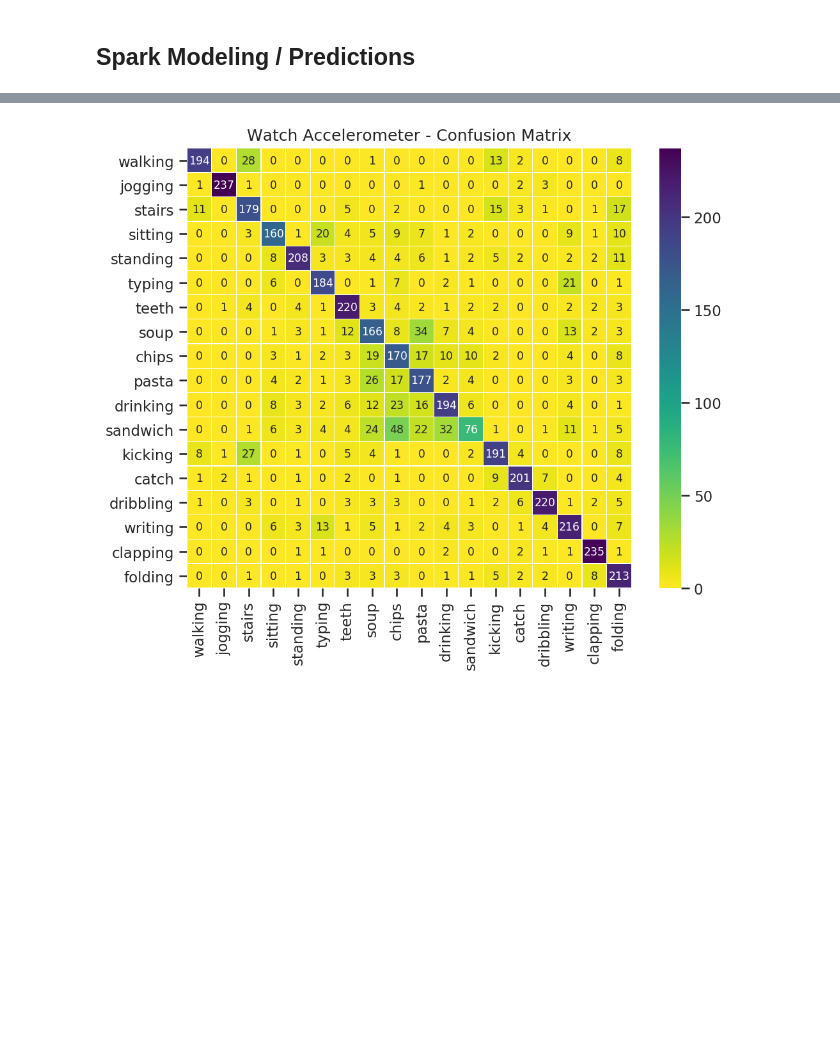
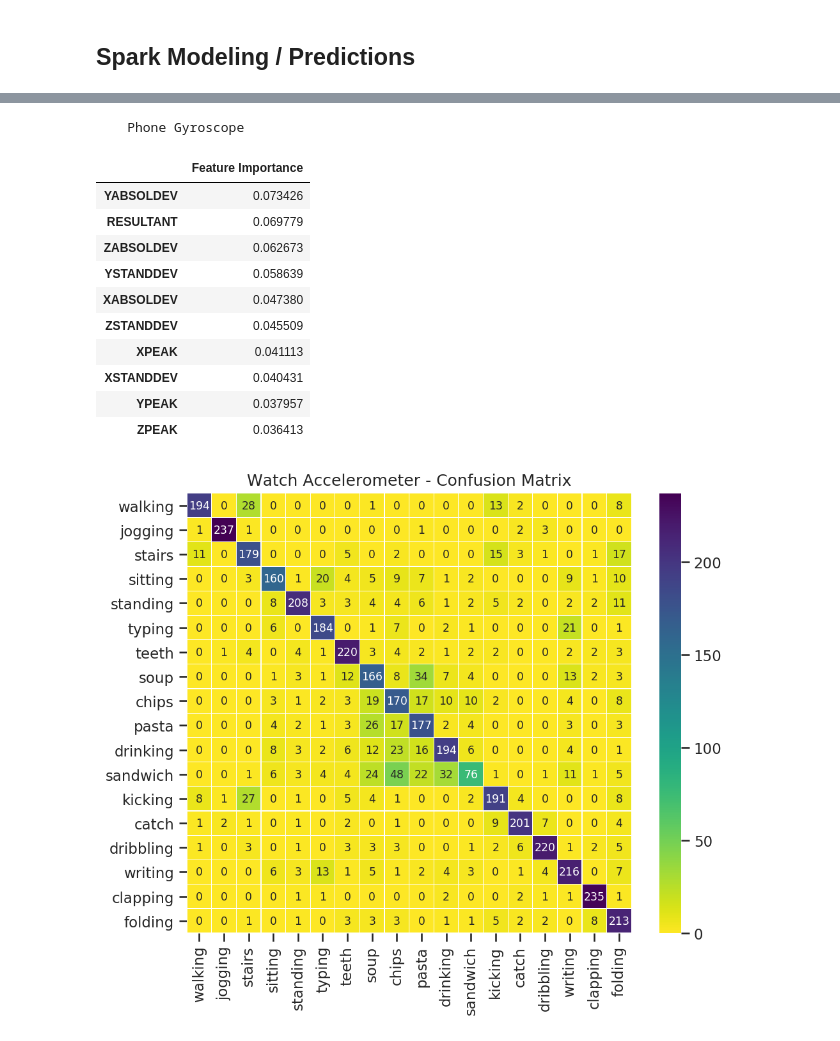
Before and after one commit to mustafaburny/dse-230-final-project, a Jupyter notebook: DSE230-Final_Project.ipynb, the cells around one changed output, grey strips where cells are left out. Cells and saved outputs as stored; diff of their text form; code cells hidden in the pictures; blank space fills up the shorter version.

```diff
--- a/DSE230-Final_Project.ipynb
+++ b/DSE230-Final_Project.ipynb
@@ -434 +535,24 @@ X3         0.023114
+# %%
+fi_df = pd.DataFrame(
+    data=gyro_phone_rfmodel.featureImportances.toArray(),
+    index=list(train_df_accel_watch.columns)[1:-6],
+    columns=np.array(['Feature Importance'])
+).sort_values(
+    'Feature Importance', ascending=False
+)
+print('    Phone Gyroscope')
+fi_df.head(10)
+# %% [output]
+    Phone Gyroscope
+|  | Feature Importance |
+| YABSOLDEV | 0.073426 |
+| RESULTANT | 0.069779 |
+| ZABSOLDEV | 0.062673 |
+| YSTANDDEV | 0.058639 |
+| XABSOLDEV | 0.047380 |
+| ZSTANDDEV | 0.045509 |
+| XPEAK | 0.041113 |
+| XSTANDDEV | 0.040431 |
+| YPEAK | 0.037957 |
+| ZPEAK | 0.036413 |
 # %%
```
Also changed, not shown: parts of 31 cells of this notebook.
